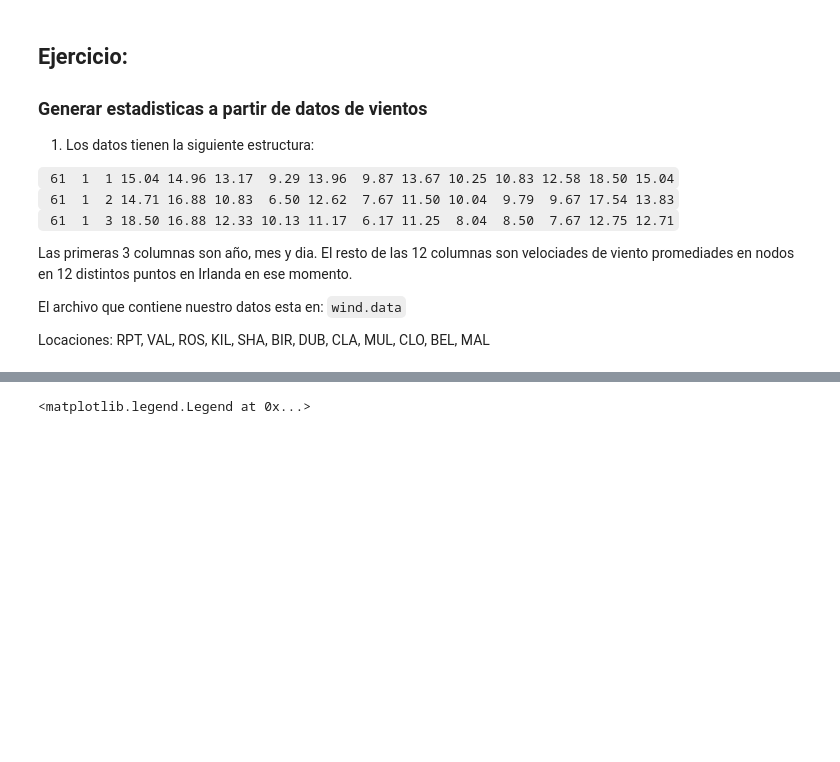
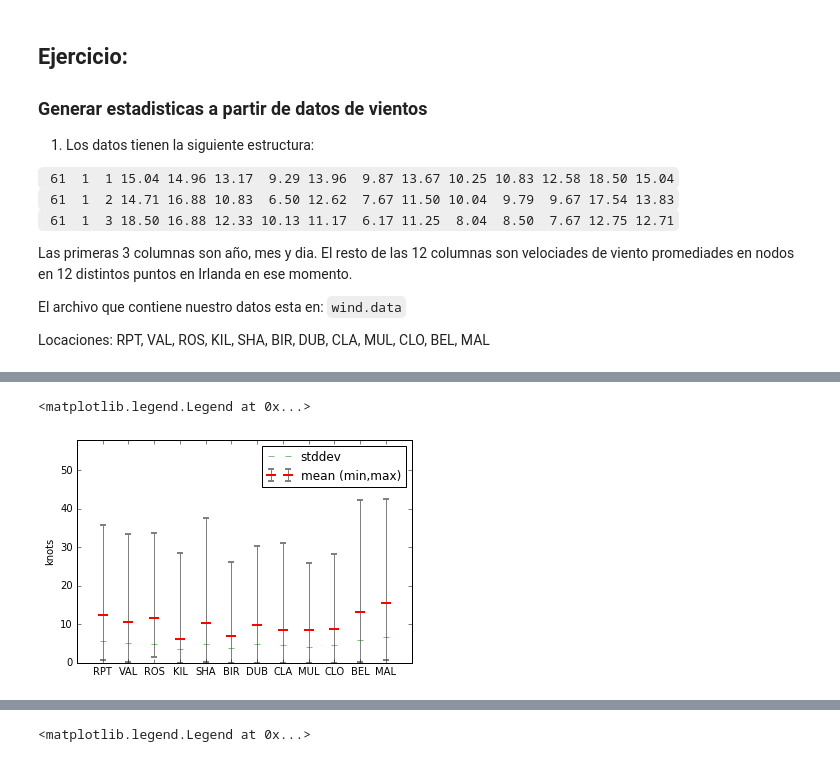
Before and after one commit to hmedrano/curso-python-cientifico, a Jupyter notebook: nb03-scipy-ejercicios.ipynb, the cells around one changed output, grey strips where cells are left out. Drawn from its saved outputs; the diff is of its cells as text; code cells hidden in the pictures; blank space fills up the shorter version.

```diff
--- a/nb03-scipy-ejercicios.ipynb
+++ b/nb03-scipy-ejercicios.ipynb
@@ -17,7 +37,8 @@ Locaciones: RPT, VAL, ROS, KIL, SHA, BIR, DUB, CLA, MUL, CLO, BEL, MAL
 # importamos numpy con la convencion
 import numpy as np
 
-data_raw = np.loadtxt('wind.data')
+locations = ["RPT", "VAL", "ROS", "KIL", "SHA", "BIR", "DUB", "CLA", "MUL", "CLO", "BEL", "MAL"]
+
+data_raw = np.loadtxt('data/wind.data')
+# Vista a datos de vientos, no incluyendo las primeras 3 columnas de fecha
 wind_data = data_raw[:,3:]
-
-locations = ["RPT", "VAL", "ROS", "KIL", "SHA", "BIR", "DUB", "CLA", "MUL", "CLO", "BEL", "MAL"]
@@ -34,3 +78,20 @@ wdstd= wind_data.std(axis=0)
 # %%
 import matplotlib.pyplot as plt
 %matplotlib inline
+# %%
+x = np.linspace(1,12,12)
+
+plt.xticks(btm,locations)
+plt.errorbar(x , wdmean, yerr=[ wdmean-wdmin, wdmax-wdmean ] ,
+             fmt='_r' , ecolor='gray' , markeredgewidth=2 , markersize=10 , label='mean (min,max)' )
+
+plt.plot(x,wdstd,'_g', label='stddev')
+
+plt.ylim([0,58])
+plt.xlim([0,13])
+
+plt.ylabel('knots')
+plt.legend(loc='upper right')
+# %% [output]
+<matplotlib.legend.Legend at 0x...>
+[figure, added]
```
Also changed, not shown: parts of 33 cells of this notebook.
